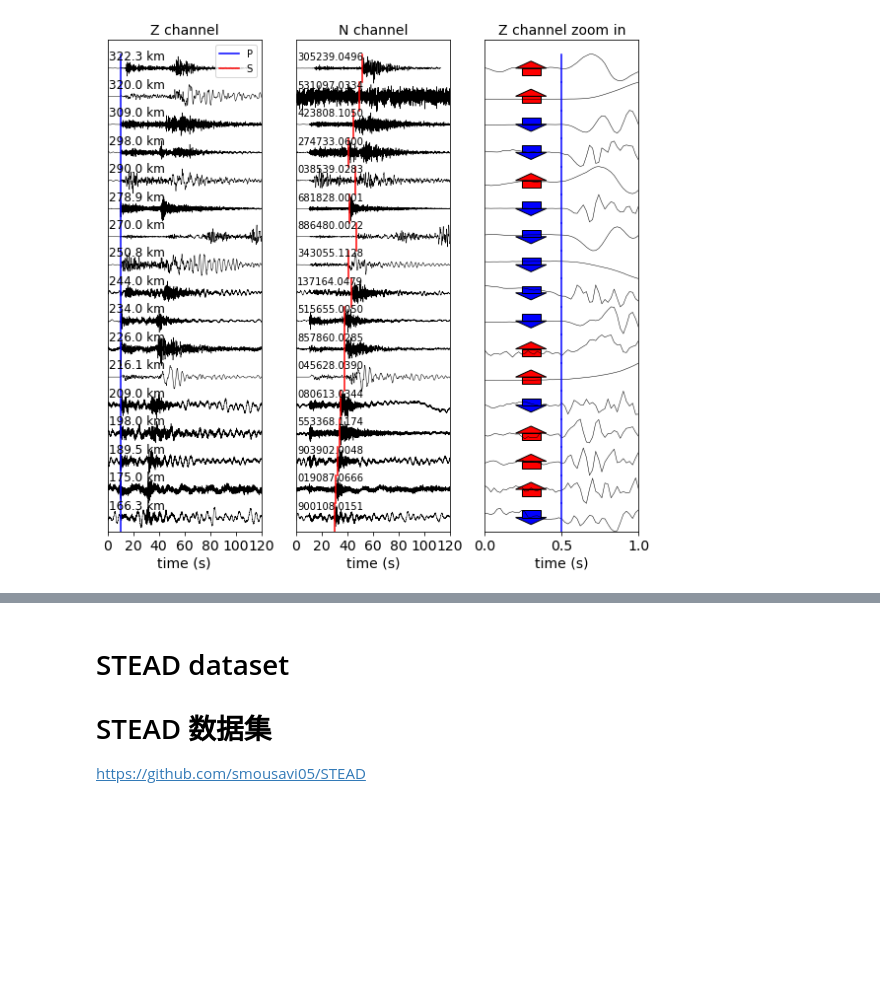
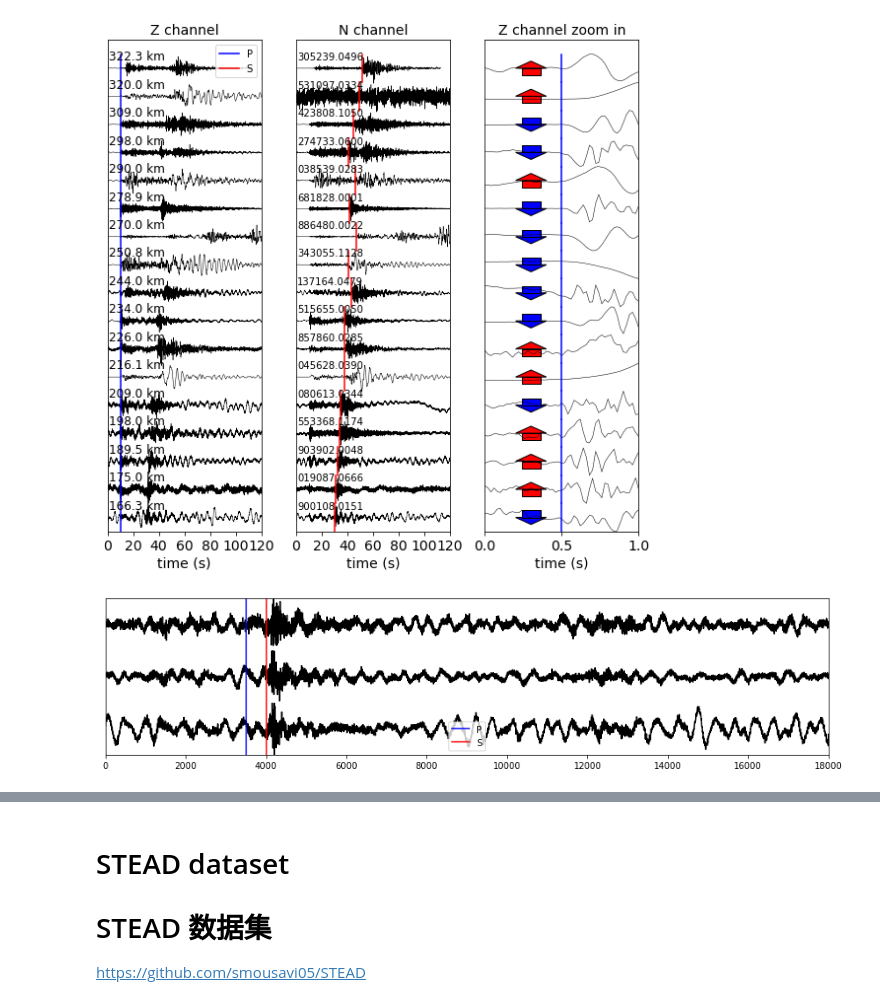
Before and after one commit to MrXiaoXiao/DiTingTools, a Jupyter notebook: examples/notebooks/01_visualize_common_datasets[To be cleaned and updated]/Inspect common datasets [浏览常用的数据集].ipynb, the cells around one changed output, grey strips where cells are left out. Saved outputs shown, nothing was run; the diff lists cells and outputs as text; code cells hidden in the pictures; blank space fills up the shorter version.

```diff
--- a/examples/notebooks/01_visualize_common_datasets[To be cleaned and updated]/Inspect common datasets [浏览常用的数据集].ipynb
+++ b/examples/notebooks/01_visualize_common_datasets[To be cleaned and updated]/Inspect common datasets [浏览常用的数据集].ipynb
@@ -512,3 +514,30 @@ plt.show()
 plt.close()
 # %% [output]
 [figure]
+# %%
+# check waveform and label
+random_id = np.random.randint(len(DiTingDatasetPath))
+random_line = DiTing_330km_csv.iloc[random_id]
+part = random_line['part']
+key = random_line['key']
+p_t = int(random_line['p_pick']*2)
+s_t = int(random_line['s_pick']*2)
+waveform = get_from_DiTing(part=part, key=key, h5file_path=DiTingDatasetPath)
+plt.figure(figsize=(12,3))
+for chdx in range(3):
+    temp_plot = waveform[:,chdx]
+    temp_plot -= np.mean(temp_plot)
+    temp_plot /= np.max(np.abs(temp_plot))
+    plt.plot(temp_plot + chdx*2, color='k' )
+
+plt.plot([p_t,p_t],[-1,5],color='b',label='P')
+plt.plot([s_t,s_t],[-1,5],color='r',label='S')
+plt.ylim([-1,5])
+plt.xlim([0,waveform.shape[0]])
+plt.yticks([])
+plt.legend()
+plt.tight_layout()
+plt.show()
+plt.close()
+# %% [output]
+[figure, added]
```
Also changed, not shown: parts of 6 cells of this notebook, 1 other file.
